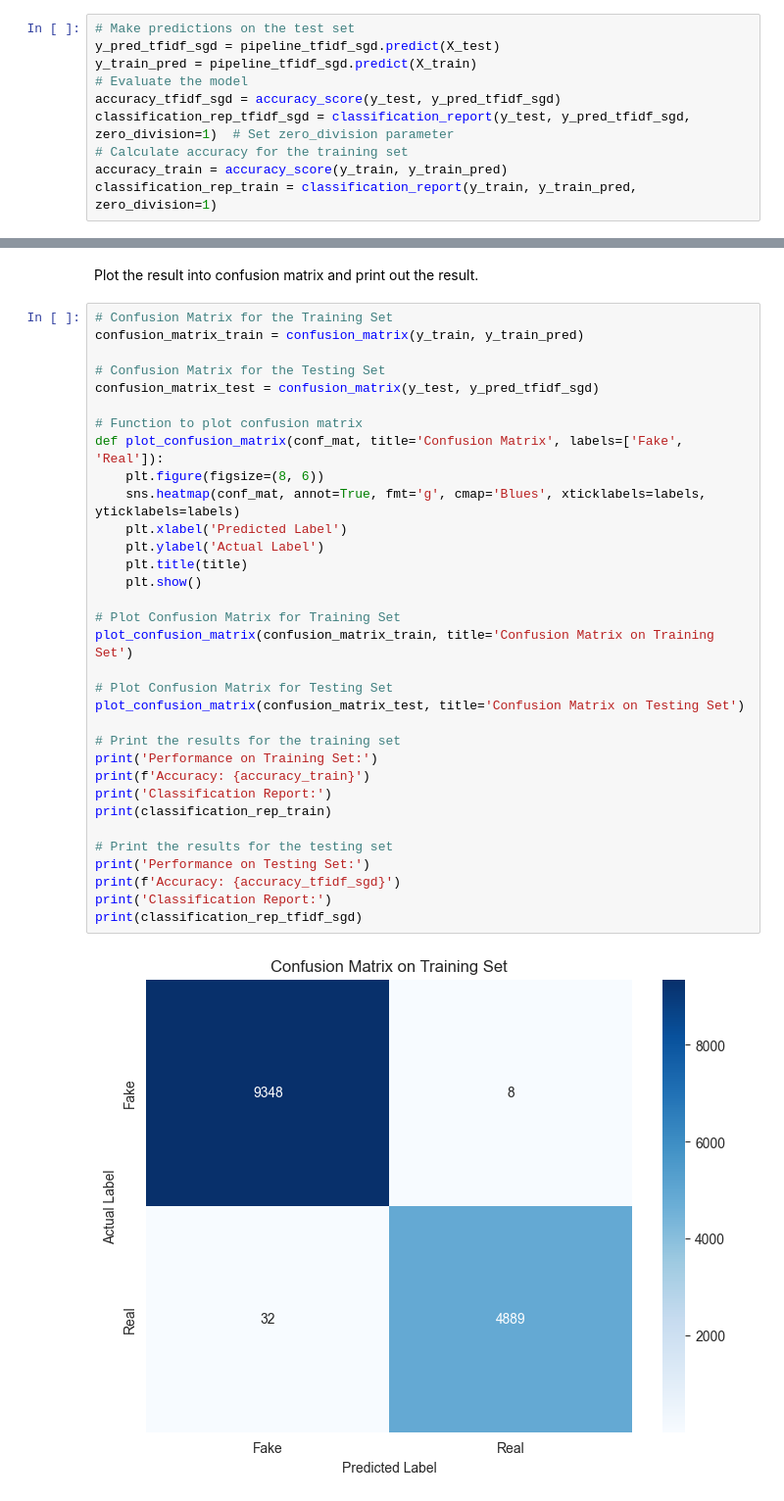
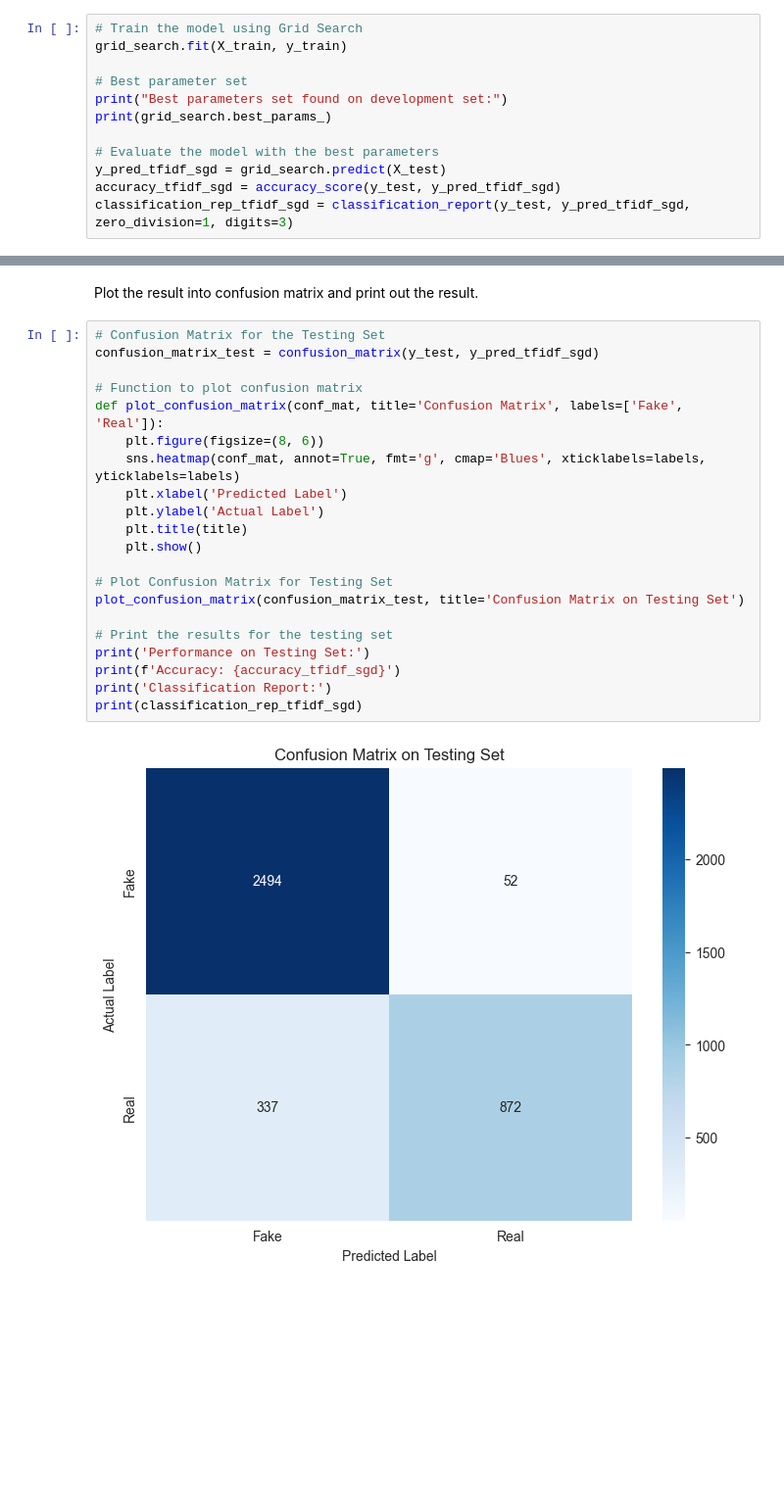
Before and after one commit to ShawnYao2000/Mediaeval-2015-Binary-Classification-Model, a Jupyter notebook: CODE/Jupyter/TFIDF+SGD.ipynb, the cells around one changed output, grey strips where cells are left out. Shown at 98% size. Cells and saved outputs as stored; diff of their text form; blank space fills up the shorter version.

```diff
--- a/CODE/Jupyter/TFIDF+SGD.ipynb
+++ b/CODE/Jupyter/TFIDF+SGD.ipynb
@@ -146,12 +158,14 @@ Pipeline(steps=[('tfidf_vectorizer', TfidfVectorizer()),
 # %% [markdown]
 Using the trained model, predict on the test set and evaluate against the label, calculate the accuracy.
 # %%
-# Make predictions on the test set
-y_pred_tfidf_sgd = pipeline_tfidf_sgd.predict(X_test)
-y_train_pred = pipeline_tfidf_sgd.predict(X_train)
-# Evaluate the model
+# Train the model using Grid Search
+grid_search.fit(X_train, y_train)
+
+# Best parameter set
+print("Best parameters set found on development set:")
+print(grid_search.best_params_)
+
+# Evaluate the model with the best parameters
+y_pred_tfidf_sgd = grid_search.predict(X_test)
 accuracy_tfidf_sgd = accuracy_score(y_test, y_pred_tfidf_sgd)
-classification_rep_tfidf_sgd = classification_report(y_test, y_pred_tfidf_sgd, zero_division=1)  # Set zero_division parameter
-# Calculate accuracy for the training set
-accuracy_train = accuracy_score(y_train, y_train_pred)
-classification_rep_train = classification_report(y_train, y_train_pred, zero_division=1)
+classification_rep_tfidf_sgd = classification_report(y_test, y_pred_tfidf_sgd, zero_division=1, digits=3)
@@ -158,37 +175,25 @@ classification_rep_train = classification_report(y_train, y_train_pred, zero_div
 # %% [markdown]
 Plot the result into confusion matrix and print out the result.
 # %%
-# Confusion Matrix for the Training Set
-confusion_matrix_train = confusion_matrix(y_train, y_train_pred)
-
 # Confusion Matrix for the Testing Set
 confusion_matrix_test = confusion_matrix(y_test, y_pred_tfidf_sgd)
 
 # Function to plot confusion matrix
 def plot_confusion_matrix(conf_mat, title='Confusion Matrix', labels=['Fake', 'Real']):
     plt.figure(figsize=(8, 6))
     sns.heatmap(conf_mat, annot=True, fmt='g', cmap='Blues', xticklabels=labels, yticklabels=labels)
     plt.xlabel('Predicted Label')
     plt.ylabel('Actual Label')
     plt.title(title)
     plt.show()
 
-# Plot Confusion Matrix for Training Set
-plot_confusion_matrix(confusion_matrix_train, title='Confusion Matrix on Training Set')
-
 # Plot Confusion Matrix for Testing Set
 plot_confusion_matrix(confusion_matrix_test, title='Confusion Matrix on Testing Set')
-
-# Print the results for the training set
-print('Performance on Training Set:')
-print(f'Accuracy: {accuracy_train}')
-print('Classification Report:')
-print(classification_rep_train)
 
 # Print the results for the testing set
 print('Performance on Testing Set:')
 print(f'Accuracy: {accuracy_tfidf_sgd}')
 print('Classification Report:')
 print(classification_rep_tfidf_sgd)
 # %% [output]
-[figure, old version]
+[figure, new version]
```
Also changed, not shown: parts of 5 cells of this notebook, 24 other files.
